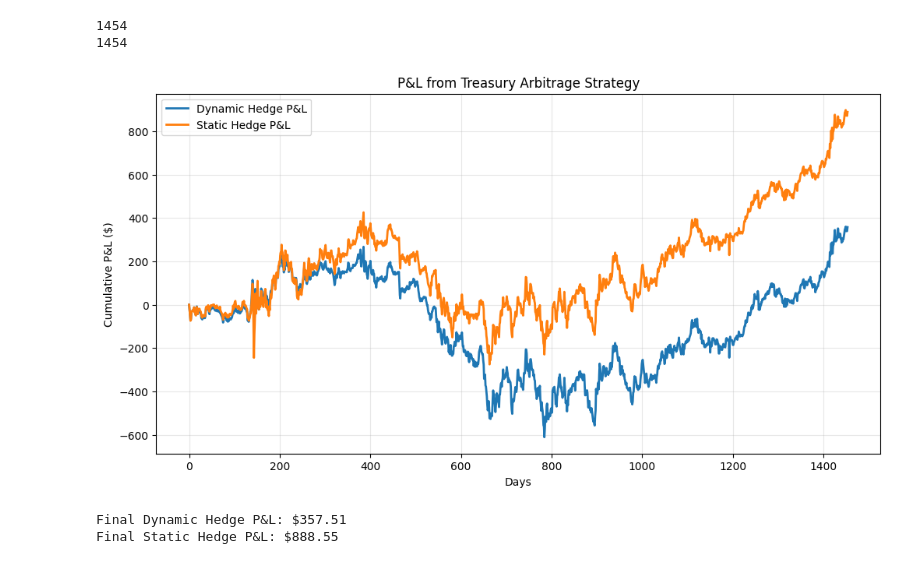
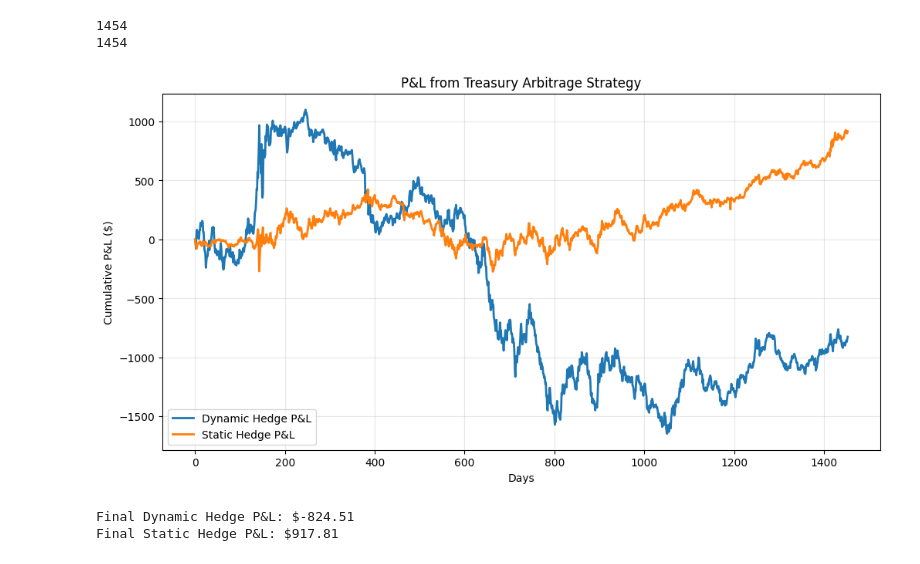
Before and after one commit to y3y-tech/Fixed_Income_Homework, a Jupyter notebook: Homework2/Duration_Yiyang.ipynb, the cells around one changed output. Drawn from its saved outputs; the diff is of its cells as text; code cells hidden in the pictures.

Commit message:
Fixed Duration HW, started Steepening the Trade HW (Yiyang)
Duration HW still has some minor issues with the P&L curve?

```diff
--- a/Homework2/Duration_Yiyang.ipynb
+++ b/Homework2/Duration_Yiyang.ipynb
@@ -71,8 +71,8 @@ display(duration.head())
 | 2019-08-14 | 9.282750 | 22.228549 |
 | 2019-08-15 | 9.282163 | 22.270910 |
 # %%
-first_duration = duration.iloc[1,:]
-print(first_duration)
-short_position = float(first_duration.loc[207391]) * 10000 / first_duration.loc[207392]
-print(f"short_position: {short_position}")
+interest_ratio = float(duration.loc['2023-11-09',:].loc[207391]) * float(dirty.loc['2023-11-09',:].loc[207391]) / (float(duration.loc['2023-11-09',:].loc[207392]) * float(dirty.loc['2023-11-09',:].loc[207392]))
+print(f"interest_ratio: {interest_ratio}")
+short_dollar = 10000 * interest_ratio
+print(f"short_dollar: {short_dollar}")
 # %% [output]
@@ -90,61 +88,58 @@ print(len(duration))
 1454
 # %%
 long_dollar = 10000
+initial_date = dirty.index[0]  # or '2023-11-09' if that's your start date
+initial_long_price = dirty.loc[initial_date, 207391]
+initial_short_price = dirty.loc[initial_date, 207392]
+
+# Fixed number of long bonds
+long_position = long_dollar / initial_long_price
+
+# Initial short positions (both start the same)
+dynamic_short_position = short_dollar / initial_short_price
+static_short_position = short_dollar / initial_short_price  # This stays fixed
+
 dynamic_pnl = 0
-dynamic_pnl_list = []
 static_pnl = 0
-static_pnl_list = []
+dynamic_pnl_list = [0]
+static_pnl_list = [0]
 
-# Initial setup
-initial_long_price = dirty.iloc[0, :].loc[207391]
-num_long_bonds = long_dollar / initial_long_price  # Fixed number of long bonds
+for i in range(1, len(dirty)):
+    prev_date = dirty.index[i-1]
+    curr_date = dirty.index[i]
 
-static_short_dollar = float(duration.iloc[0, :].loc[207391]) * long_dollar / duration.iloc[0, :].loc[207392]
-initial_short_price = dirty.iloc[0, :].loc[207392]
-num_short_bonds_static = static_short_dollar / initial_short_price  # Fixed for static hedge
+    # Calculate P&L using the positions held during the period
+    long_pnl = long_position * (dirty.loc[curr_date, 207391] - dirty.loc[prev_date, 207391])
 
-for i in range(len(dirty)):
-    long_price = dirty.iloc[i, :].loc[207391]
-    short_price = dirty.iloc[i, :].loc[207392]
+    # Dynamic Hedge P&L - uses dynamic_short_position
+    dynamic_short_pnl = dynamic_short_position * (dirty.loc[curr_date, 207392] - dirty.loc[prev_date, 207392])
+    dynamic_pnl += long_pnl - dynamic_short_pnl
+    dynamic_pnl_list.append(dynamic_pnl)
 
-    if i == 0:
-        dynamic_pnl_list.append(0)
-        static_pnl_list.append(0)
-    else:
-        prev_long_price = dirty.iloc[i-1, :].loc[207391]
-        prev_short_price = dirty.iloc[i-1, :].loc[207392]
+    # Static Hedge P&L - uses static_short_position
+    static_short_pnl = static_short_position * (dirty.loc[curr_date, 207392] - dirty.loc[prev_date, 207392])
+    static_pnl += long_pnl - static_short_pnl
+    static_pnl_list.append(static_pnl)
 
-        # Dynamic hedge: recalculate short position based on PREVIOUS day's values
-        long_value_prev = num_long_bonds * prev_long_price
-        short_dollar_dynamic = float(duration.iloc[i-1, :].loc[207391]) * long_value_prev / duration.iloc[i-1, :].loc[207392]
-        num_short_bonds_dynamic = short_dollar_dynamic / prev_short_price
-
-        # Calculate daily P&L using fixed number of bonds
-        new_dynamic_pnl = (num_long_bonds * (long_price - prev_long_price) -
-                          num_short_bonds_dynamic * (short_price - prev_short_price))
-        dynamic_pnl += new_dynamic_pnl
-        dynamic_pnl_list.append(dynamic_pnl)
-
-        # Static hedge P&L
-        new_static_pnl = (num_long_bonds * (long_price - prev_long_price) -
-                         num_short_bonds_static * (short_price - prev_short_price))
-        static_pnl += new_static_pnl
-        static_pnl_list.append(static_pnl)
+    # NOW rebalance the dynamic hedge for next period
+    current_long_value = long_position * dirty.loc[curr_date, 207391]
+    new_short_dollar = (duration.loc[curr_date, 207391] * current_long_value) / (duration.loc[curr_date, 207392] * dirty.loc[curr_date, 207392])
+    dynamic_short_position = new_short_dollar / dirty.loc[curr_date, 207392]
 
 import matplotlib.pyplot as plt
 plt.figure(figsize=(12, 6))
 plt.plot(dynamic_pnl_list, label="Dynamic Hedge P&L", linewidth=2)
 plt.plot(static_pnl_list, label="Static Hedge P&L", linewidth=2)
 plt.title("P&L from Treasury Arbitrage Strategy")
 plt.xlabel("Days")
 plt.ylabel("Cumulative P&L ($)")
 plt.legend()
 plt.grid(True, alpha=0.3)
 plt.show()
 
 print(f"Final Dynamic Hedge P&L: ${dynamic_pnl:,.2f}")
 print(f"Final Static Hedge P&L: ${static_pnl:,.2f}")
 # %% [output]
-[figure, old version]
+[figure, new version]
-Final Dynamic Hedge P&L: $357.51
-Final Static Hedge P&L: $888.55
+Final Dynamic Hedge P&L: $-824.51
+Final Static Hedge P&L: $917.81
```
Also changed, not shown: parts of 2 cells of this notebook, 2 other files.
